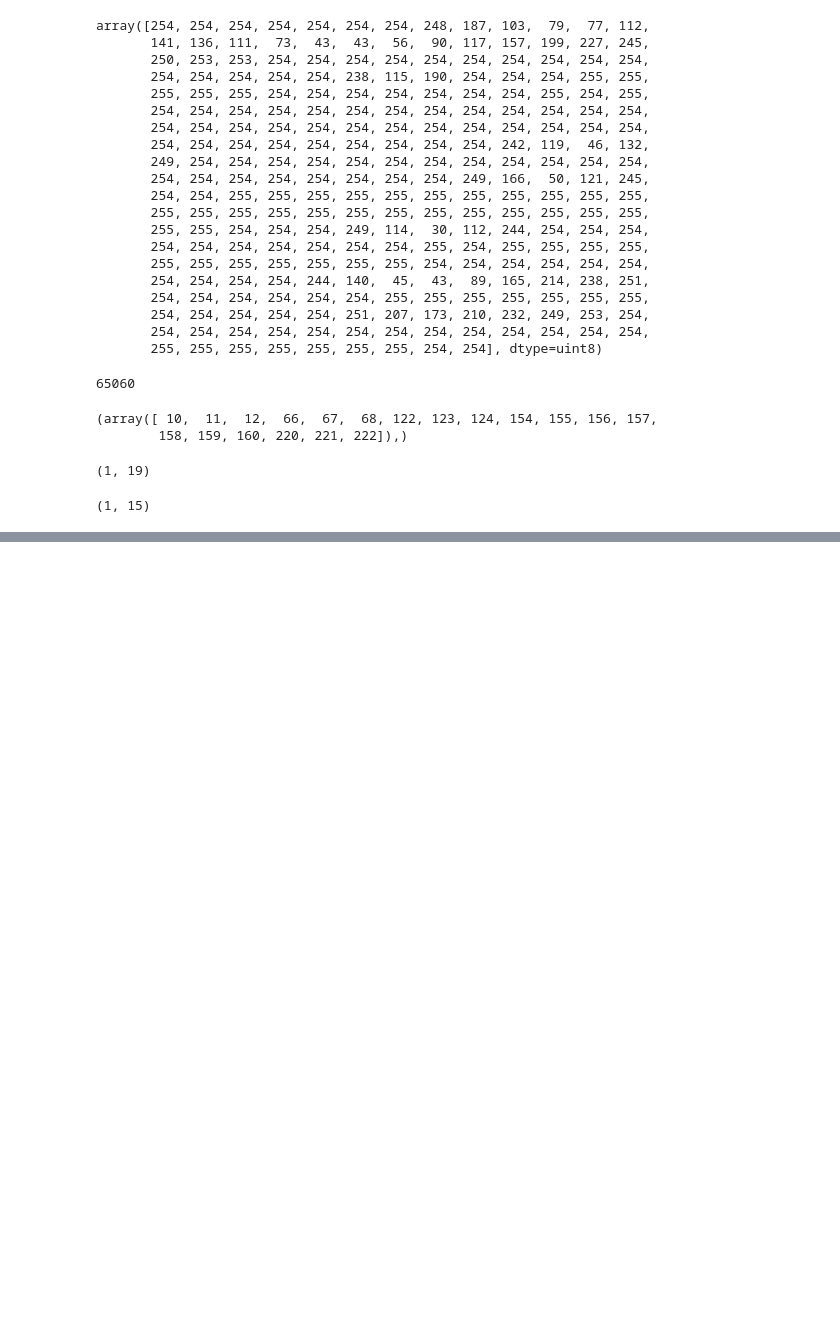
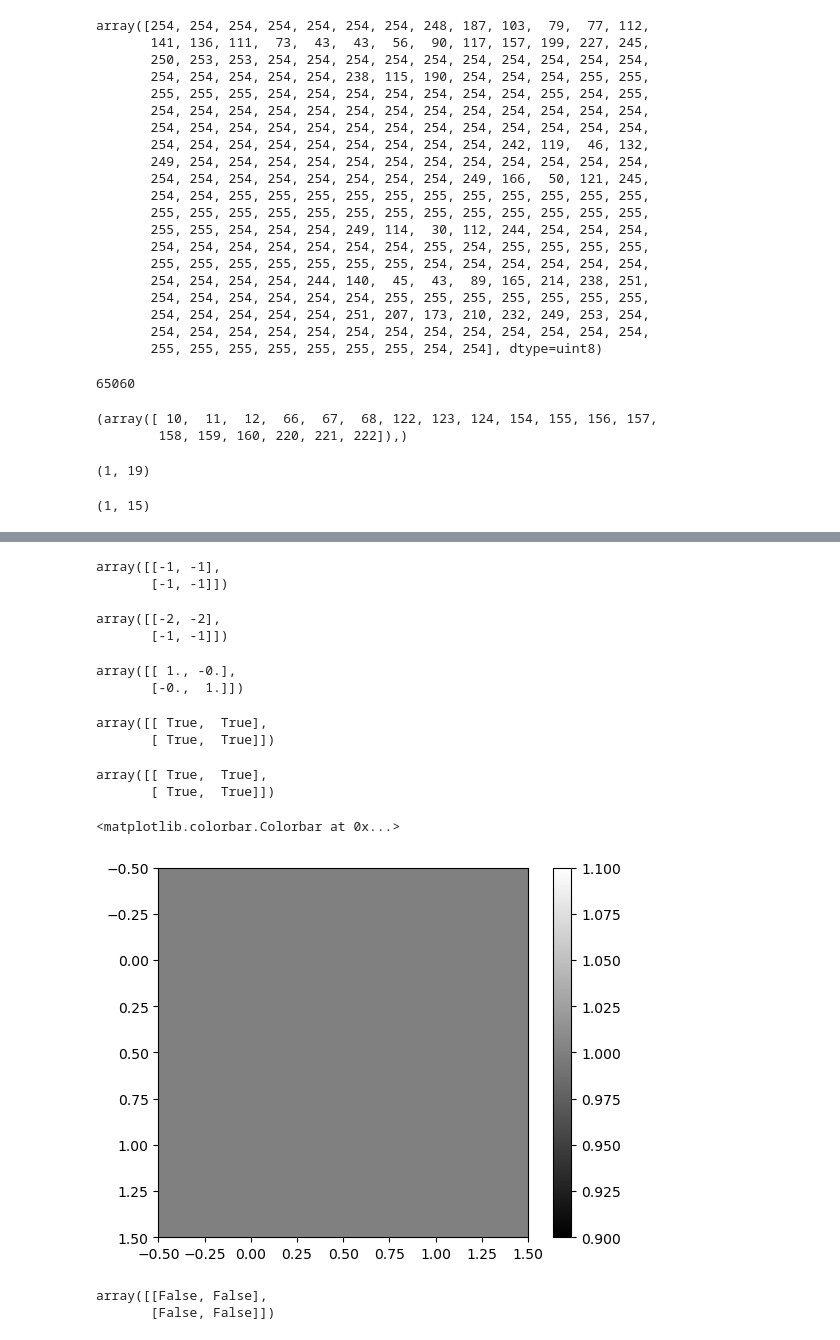
Before and after one commit to JGoddy/grain_unet, a Jupyter notebook: UNET.ipynb, the cells around one changed output, grey strips where cells are left out. Drawn from its saved outputs; the diff is of its cells as text; code cells hidden in the pictures; blank space fills up the shorter version.

```diff
--- a/UNET.ipynb
+++ b/UNET.ipynb
@@ -319,0 +518,31 @@ import run_inference
+# %%
+~np.array([[0,0],[0,0]])
+# %% [output]
+array([[-1, -1],
+       [-1, -1]])
+# %%
+np.invert(np.array([[1,1],[0,0]]))
+# %% [output]
+array([[-2, -2],
+       [-1, -1]])
+# %%
+-1.0*(np.array([[0,1],[1,0]])-1)
+# %% [output]
+array([[ 1., -0.],
+       [-0.,  1.]])
+# %%
+np.invert(np.array([[False,False],[False,False]]))
+# %% [output]
+array([[ True,  True],
+       [ True,  True]])
+# %%
+~np.array([[False,False],[False,False]])
+# %% [output]
+array([[ True,  True],
+       [ True,  True]])
+# %%
+plt.imshow(np.array([[True,True],[True,True]]),cmap="gray")
+plt.colorbar()
+# %% [output]
+<matplotlib.colorbar.Colorbar at 0x...>
+[figure, added]
@@ -319,0 +551,5 @@ import run_inference
+# %%
+~double_thresh(np.array([[False,False],[False,False]]))
+# %% [output]
+array([[False, False],
+       [False, False]])
```
Also changed, not shown: parts of 17 cells of this notebook, 2 other files.
